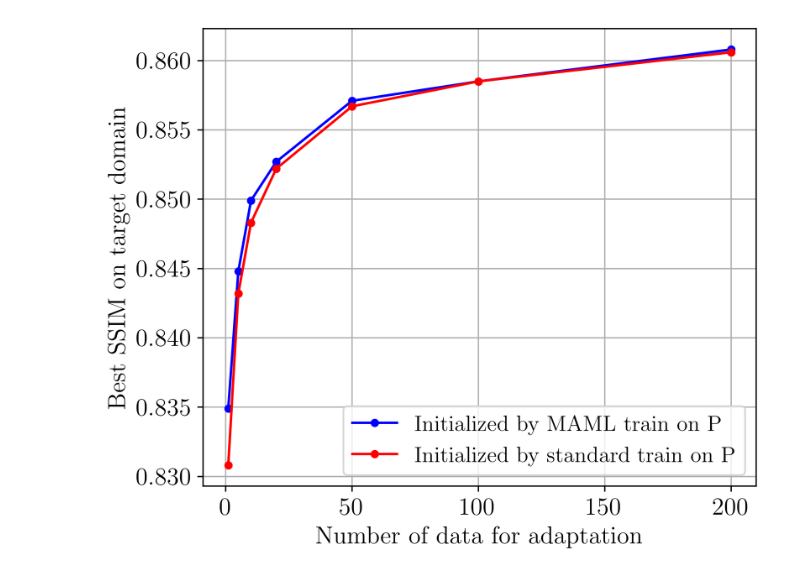
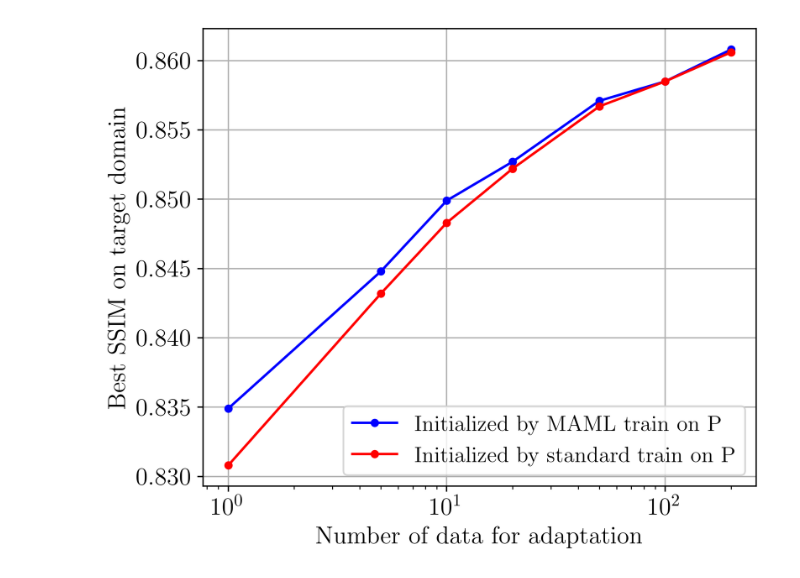
Before and after one commit to ChengYan97/metaMRI, a Jupyter notebook: save/Conclusion 1.3/setup_8knee/data_scale/data_scale.ipynb, the cells around one changed output. Cells and saved outputs as stored; diff of their text form; code cells hidden in the pictures.

```diff
--- a/save/Conclusion 1.3/setup_8knee/data_scale/data_scale.ipynb
+++ b/save/Conclusion 1.3/setup_8knee/data_scale/data_scale.ipynb
@@ -47,21 +49,23 @@ plt.show()
 # %%
 standard = [0.8308, 0.8432, 0.8483, 0.8522,0.8567, 0.8585, 0.8606]
 maml = [0.8349, 0.8448, 0.8499, 0.8527 ,0.8571, 0.8585, 0.8608]
 x = [1, 5, 10, 20, 50, 100, 200]
 
 
 plt.figure(figsize=(6,5),dpi=400)
 
 # alpha: transparency
 plt.plot(x, maml, color=colors[0], marker='o',markersize=4, label='Initialized by MAML train on P')
 plt.plot(x, standard, color=colors[1], marker='o',markersize=4, label='Initialized by standard train on P')
+
+plt.xscale('log')  # Set x-axis to log scale
 plt.tick_params(axis='both', which='major', labelsize=FONTSIZE/2)
 plt.tick_params(axis='both', which='minor', labelsize=(FONTSIZE-2)/2)
 plt.xlabel('Number of data for adaptation',fontsize=FONTSIZE/2)
 plt.ylabel('Best SSIM on target domain',fontsize=FONTSIZE/2)
 #plt.title('Out-of-distribution Q3 Adaptation', fontsize = FONTSIZE/2)
 plt.legend(fontsize = (FONTSIZE-3)/2)
 plt.grid(True)
 plt.show()
 # %% [output]
-[figure, old version]
+[figure, new version]
```
Also changed, not shown: parts of 1 cell of this notebook, 45 other files.
